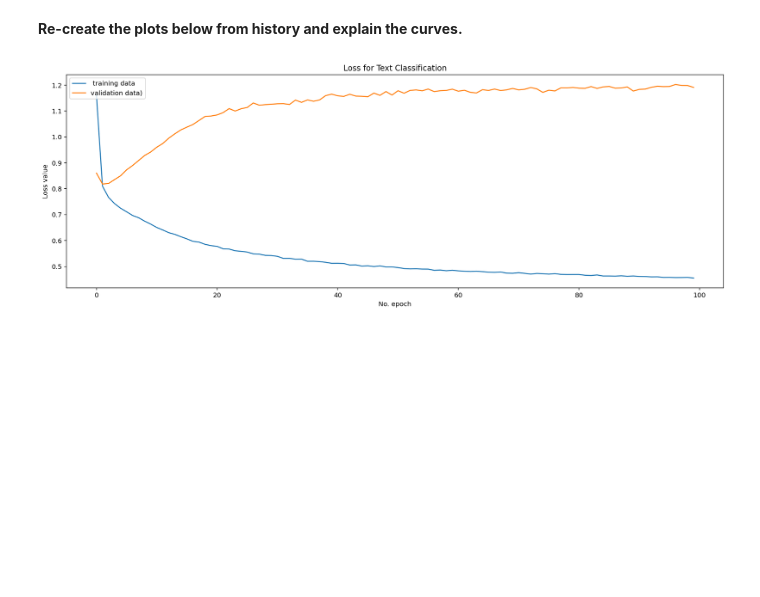
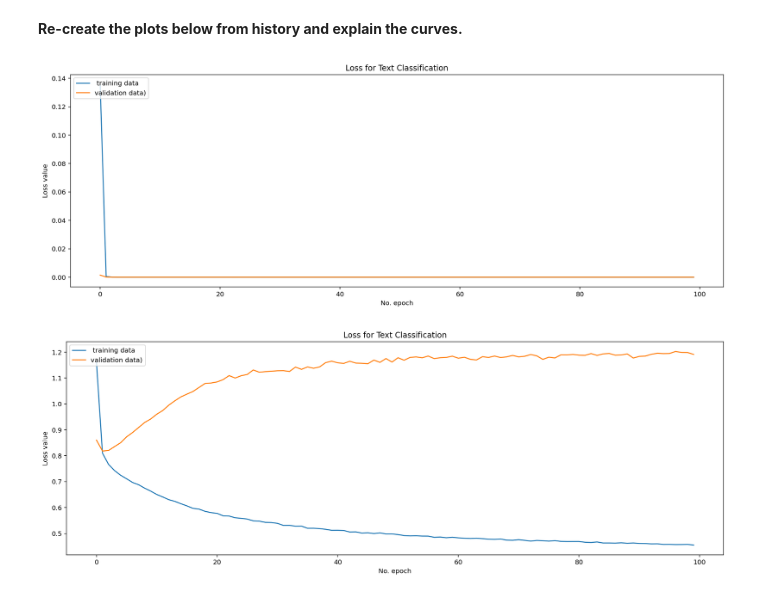
Before and after one commit to rsanchez-dv/Data_Science_Labs, a Jupyter notebook: TensorFlow/TF_lab_tweet_sentiments.ipynb, the cells around one changed output. Saved outputs shown, nothing was run; the diff lists cells and outputs as text; code cells hidden in the pictures; blank space fills up the shorter version.

```diff
--- a/TensorFlow/TF_lab_tweet_sentiments.ipynb
+++ b/TensorFlow/TF_lab_tweet_sentiments.ipynb
@@ -264,9 +264,8 @@ df.head()
 # %%
 #code here please
-# ¯\_(ツ)_/¯ Not sure to pass through tokenizer
 X = df['text']
 y = df['sentiment']
-X_train, X_test, y_train, y_test = train_test_split(X,y, test_size = 0.33, random_state = 42, stratify = y)
+X_train, X_test, y_train, y_test = train_test_split(X,y, test_size = 0.1, random_state = 101, stratify = y)
 print(f'X_train length:')
 display(len(X_train))
 print(f'y_train:')
@@ -393,0 +420,6 @@ the label order is:  ['negative', 'neutral', 'positive']
+# %%
+#code here please
+train_ds = tf.data.Dataset.from_tensor_slices(ps_train)
+test_ds  = tf.data.Dataset.from_tensor_slices(ps_test)
+print(f'train_ds is {type(train_ds)}')
+print(f'test_ds is {type(test_ds)}')
@@ -499,0 +540,8 @@ epochs: 100
+# %%
+model.fit(
+    train_ds.shuffle(200).batch(200),
+    epochs=100,
+    use_multiprocessing=True,
+    validation_data=(test_ds.batch(200)),
+    verbose=1,
+    )
@@ -510,3 +578,14 @@ dict_keys(['loss', 'categorical_accuracy', 'val_loss', 'val_categorical_accuracy
+# %%
+#code here please
+plt.figure(figsize=(18,6))
+plt.plot(model.history.history['loss'], label=' training data')
+plt.plot(model.history.history['val_loss'], label='validation data)')
+plt.title('Loss for Text Classification')
+plt.ylabel('Loss value')
+plt.xlabel('No. epoch')
+plt.legend(loc="upper left");
+# %% [output]
+[figure, added]
 # %%
 plt.figure(figsize=(18,6))
 plt.plot(history.history['loss'], label=' training data')
```
Also changed, not shown: parts of 24 cells of this notebook, 5 other files.
